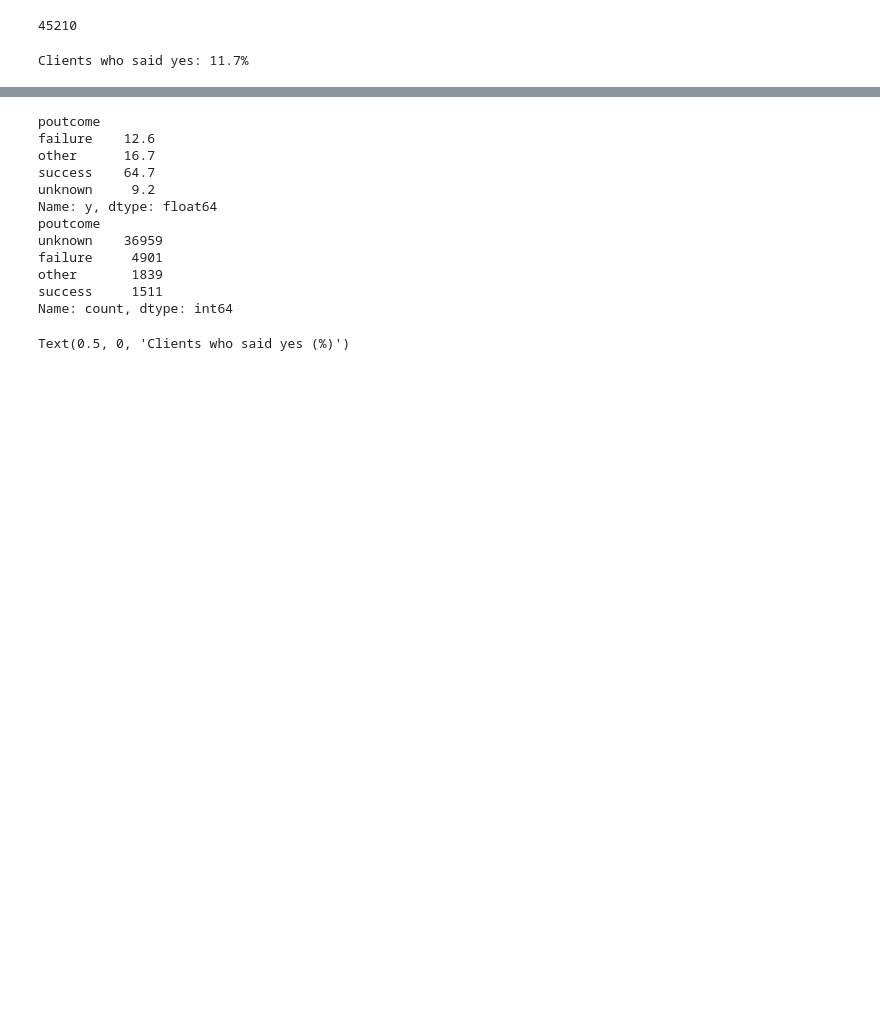
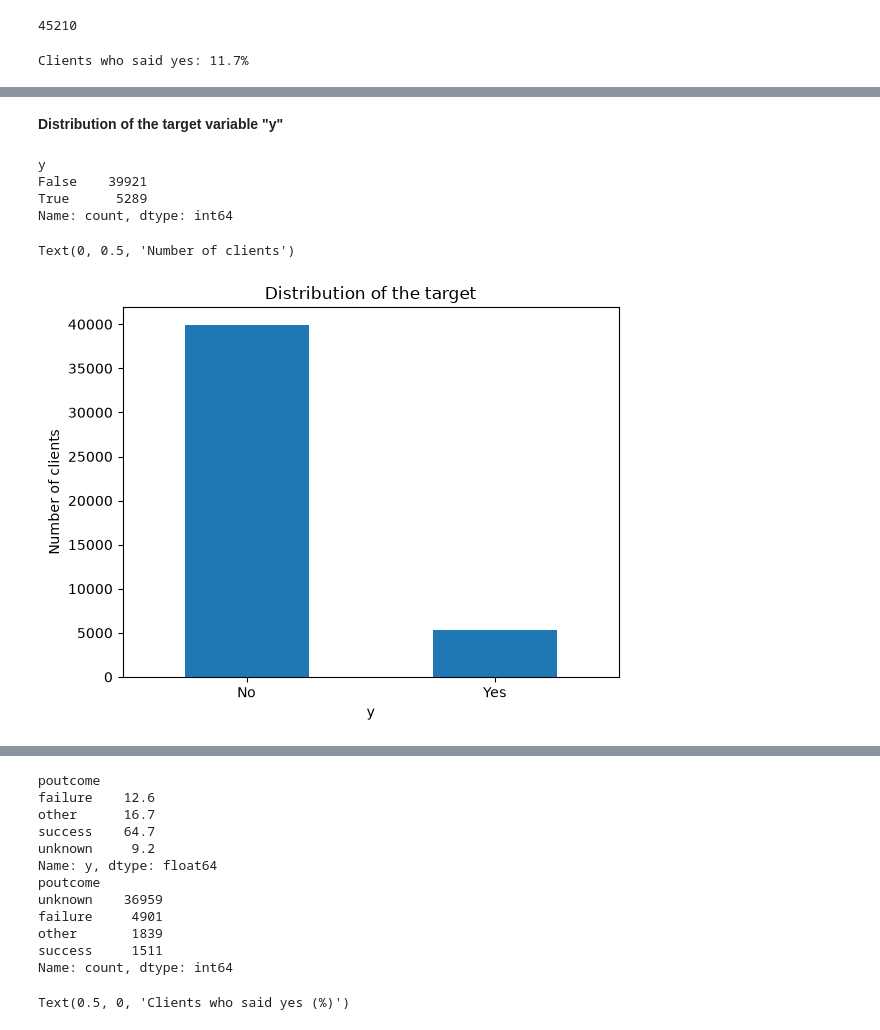
Before and after one commit to nicholas-dumas/ai_mlops_hands_on_exercise, a Jupyter notebook: notebooks/eda.ipynb, the cells around one changed output, grey strips where cells are left out. Saved outputs shown, nothing was run; the diff lists cells and outputs as text; code cells hidden in the pictures; blank space fills up the shorter version.

```diff
--- a/notebooks/eda.ipynb
+++ b/notebooks/eda.ipynb
@@ -182,0 +172,16 @@ Clients who said yes: 11.7%
+# %% [markdown]
+**Distribution of the target variable "y"**
+# %%
+counts = clean["y"].value_counts()
+print(counts)
+
+ax = counts.plot(kind="bar", title="Distribution of the target")
+ax.set_xticklabels(["No", "Yes"], rotation=0)
+ax.set_ylabel("Number of clients")
+# %% [output]
+y
+False    39921
+True      5289
+Name: count, dtype: int64
+Text(0, 0.5, 'Number of clients')
+[figure, added]
```
Also changed, not shown: parts of 29 cells of this notebook.
